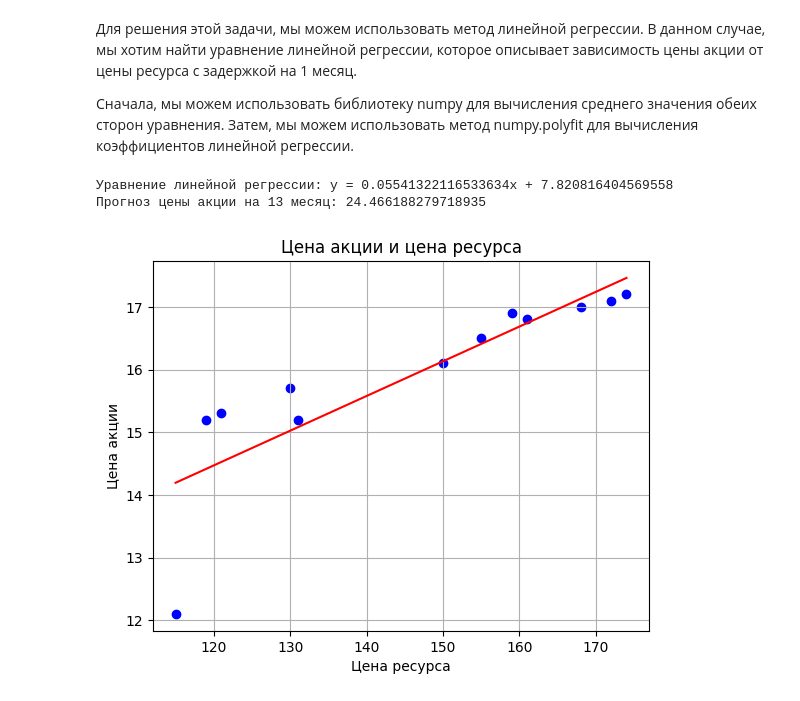
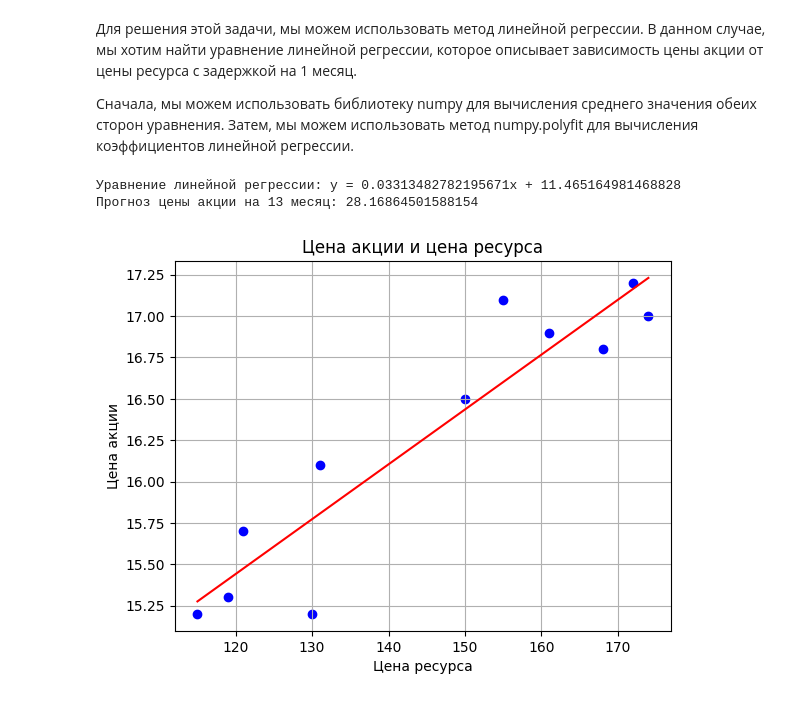
Before and after one commit to alexeydrygin/Financial_mathematics, a Jupyter notebook: seminar-3/homework.ipynb, the cells around one changed output. Saved outputs shown, nothing was run; the diff lists cells and outputs as text; code cells hidden in the pictures.

```diff
--- a/seminar-3/homework.ipynb
+++ b/seminar-3/homework.ipynb
@@ -122,11 +122,12 @@ P(A|B) = P(B|A) * P(A) / P(B) = 0.01 * 0.3 / 0.038 = 0.079
 import numpy as np
 import matplotlib.pyplot as plt
 
-# Данные о ценах акций и цен ресурса
-prices = np.array([12.1, 15.2, 15.3, 15.7, 15.2, 16.1,
-                  16.5, 17.1, 17.2, 17.0, 16.8, 16.9])
+
+prices = np.array([15.2, 15.3, 15.7, 15.2, 16.1,
+                   16.5, 17.1, 17.2, 17.0, 16.8, 16.9])
 resources = np.array([115.0, 119.0, 121.0, 130.0, 131.0,
-                     150.0, 155.0, 172.0, 174.0, 168.0, 161.0, 159.0])
+                      150.0, 155.0, 172.0, 174.0, 168.0, 161.0])
+
 
 # Номера месяцев
 months = np.arange(1, len(prices) + 1)
@@ -134,33 +135,33 @@ months = np.arange(1, len(prices) + 1)
 # Вычисление среднего значения для обеих сторон уравнения
 mean_prices = np.mean(prices)
 mean_resources = np.mean(resources)
 
 # Вычисление коэффициентов линейной регрессии
 coefficients = np.polyfit(resources, prices, 1)
 
 # Вывод уравнения линейной регрессии
 print(
     f"Уравнение линейной регрессии: y = {coefficients[0]}x + {coefficients[1]}")
 
 # Вывод прогноза цены акции на 13 месяц
 print(
     f"Прогноз цены акции на 13 месяц: {mean_prices + coefficients[0]*13 + coefficients[1]}")
 
 # Создание последовательности значений x для построения линии регрессии
 x_values = np.linspace(resources.min(), resources.max(), 100)
 
 # Вычисление значений y для линии регрессии
 y_values = coefficients[0]*x_values + coefficients[1]
 
 # Построение графика с точками данных и линией регрессии
 plt.scatter(resources, prices, color='blue')
 plt.plot(x_values, y_values, color='red')
 plt.xlabel('Цена ресурса')
 plt.ylabel('Цена акции')
 plt.title('Цена акции и цена ресурса')
 plt.grid(True)
 plt.show()
 # %% [output]
-Уравнение линейной регрессии: y = 0.05541322116533634x + 7.820816404569558
-Прогноз цены акции на 13 месяц: 24.466188279718935
+Уравнение линейной регрессии: y = 0.03313482782195671x + 11.465164981468828
+Прогноз цены акции на 13 месяц: 28.16864501588154
-[figure, old version]
+[figure, new version]
```
